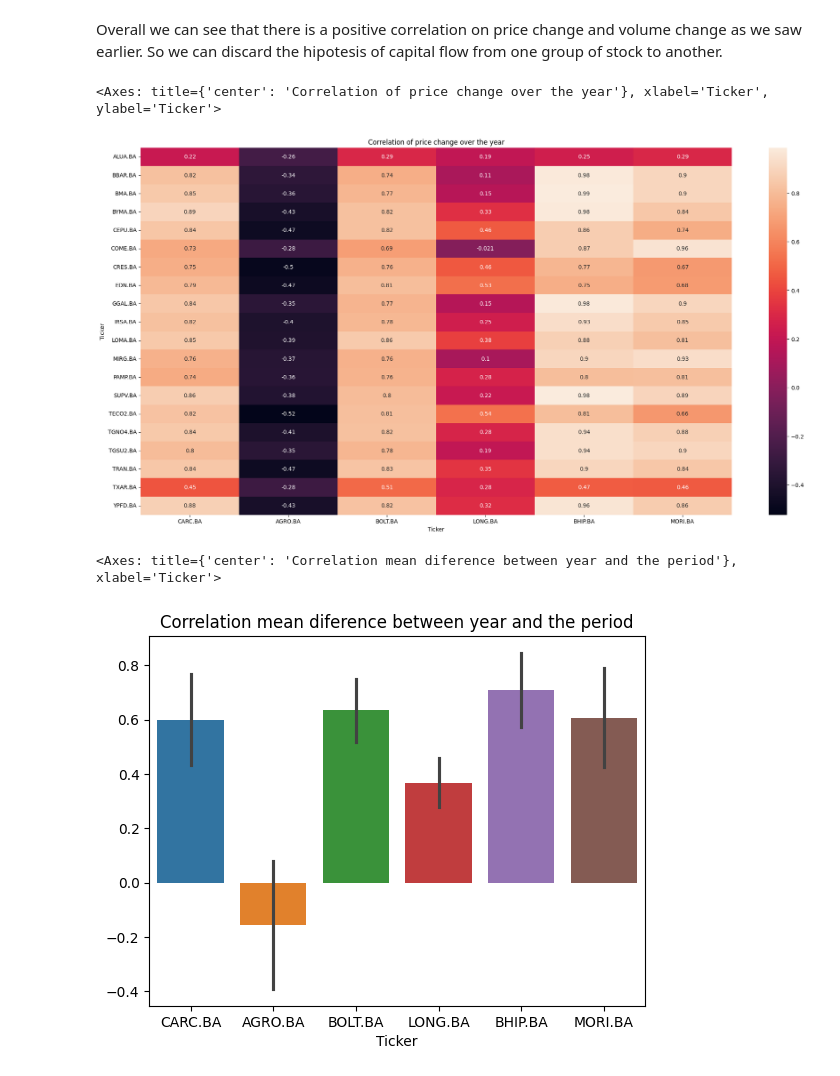
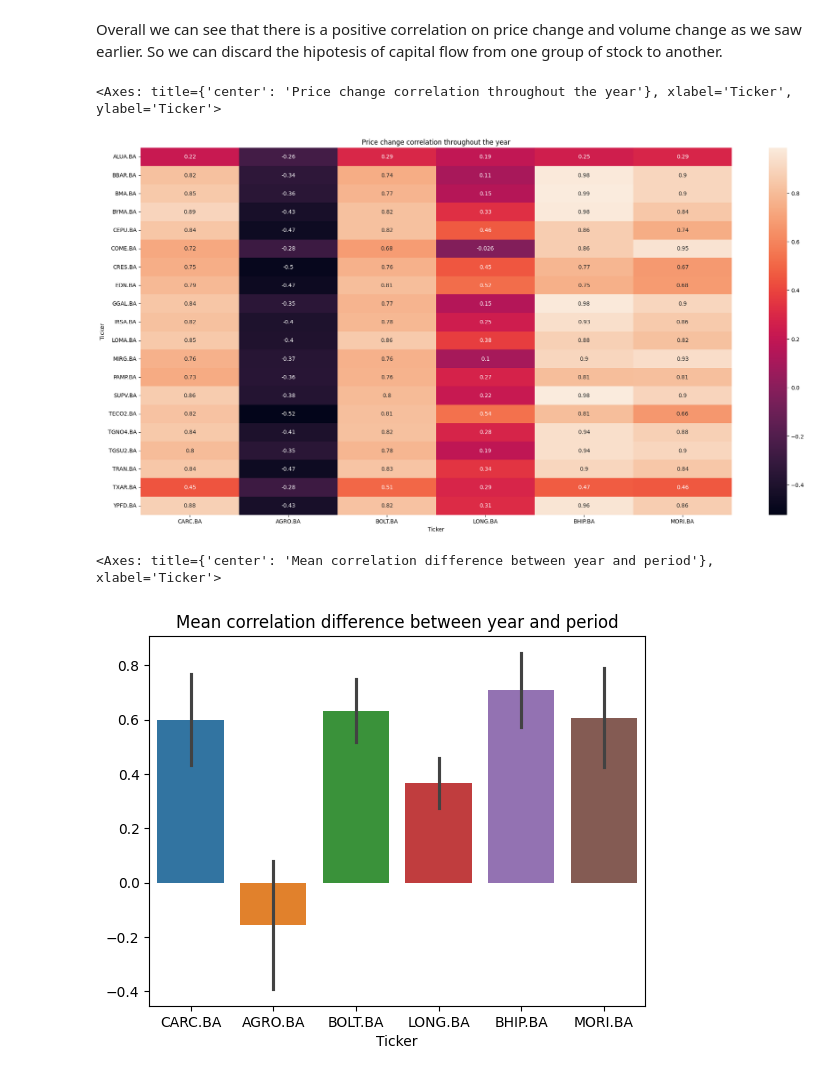
Before and after one commit to Fedesgh/EDA_BYMA_Volume, a Jupyter notebook: EDA_Volumes.ipynb, the cells around one changed output. Saved outputs shown, nothing was run; the diff lists cells and outputs as text; code cells hidden in the pictures.

```diff
--- a/EDA_Volumes.ipynb
+++ b/EDA_Volumes.ipynb
@@ -129,6 +131,6 @@ market_volume["INAG.BA"].sum()
 # %%
-#INAG.BA should be removed and actualize market_volume_corr
-market_volume.drop(columns=["INAG.BA"] , inplace=True)
+#INAG.BA and GAMI.BA should be removed and update market_volume_corr
+market_volume.drop(columns=["INAG.BA" , "GAMI.BA"] , inplace=True)
 market_volume_corr = market_volume.pct_change().corr()
 # %% [markdown]
 ## Correlations of stocks in general panel against stocks out of the general panel.
@@ -361,18 +363,18 @@ Overall we can see that there is a positive correlation on price change and volu
 z = panel_general + list(nopanel_at_pike.index)
 market_corr_y = market_df.Close.loc[:, z].corr().loc[panel_general , ["CARC.BA" ,"AGRO.BA" ,"BOLT.BA" ,"LONG.BA" , "BHIP.BA","MORI.BA"]]
 plt.figure(figsize=(24,12))
-plt.title("Correlation of price change over the year")
+plt.title("Price change correlation throughout the year")
 sns.heatmap(market_corr_y , annot=True)
 # %% [output]
-<Axes: title={'center': 'Correlation of price change over the year'}, xlabel='Ticker', ylabel='Ticker'>
+<Axes: title={'center': 'Price change correlation throughout the year'}, xlabel='Ticker', ylabel='Ticker'>
 [figure]
 # %%
 diff_corr = pd.DataFrame({"Year" : market_corr_y.mean() , "Period" :market_corr.mean()})
-plt.title("Correlation mean diference between year and the period")
+plt.title("Mean correlation difference between year and period")
 sns.barplot(diff_corr.transpose() )
 # %% [output]
-<Axes: title={'center': 'Correlation mean diference between year and the period'}, xlabel='Ticker'>
+<Axes: title={'center': 'Mean correlation difference between year and period'}, xlabel='Ticker'>
-[figure, old version]
+[figure, new version]
 # %% [markdown]
 ## Observations
 
```
Also changed, not shown: parts of 17 cells of this notebook, 2 other files.
